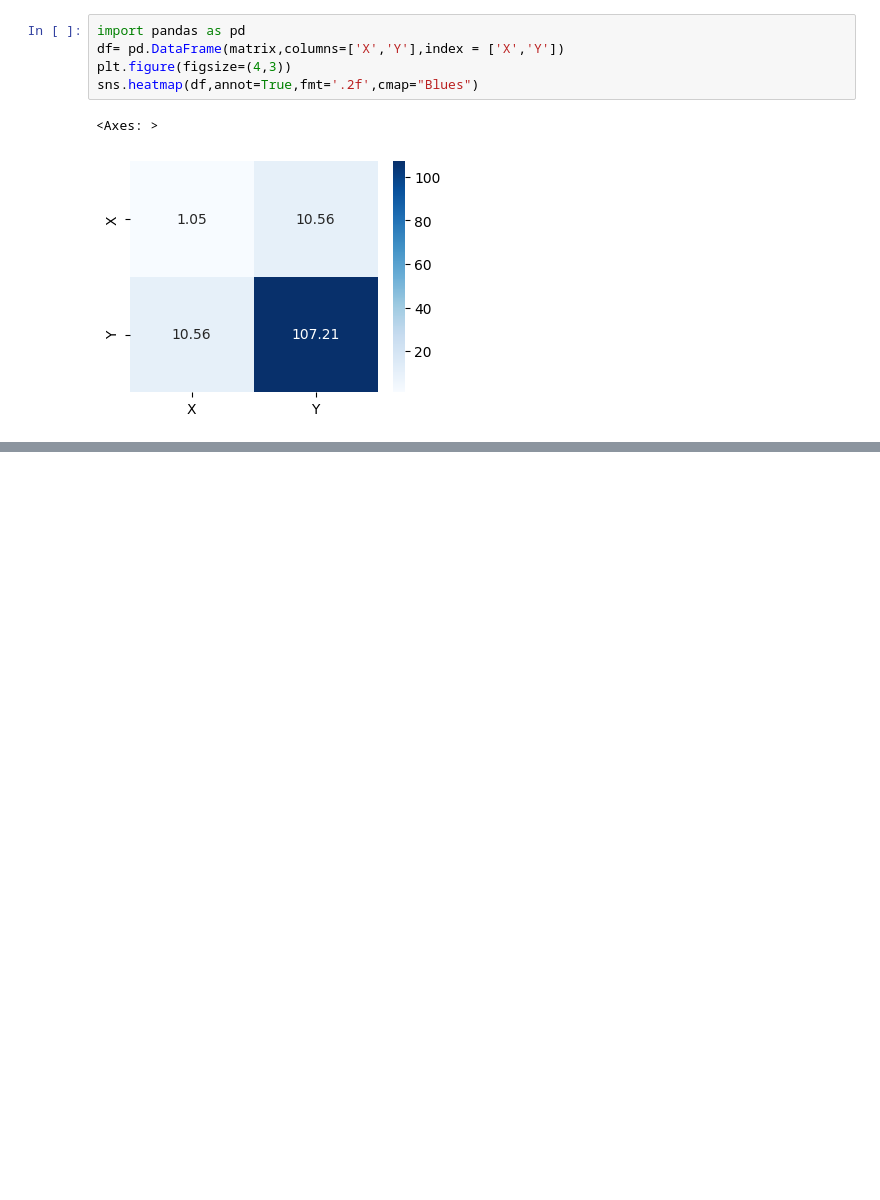
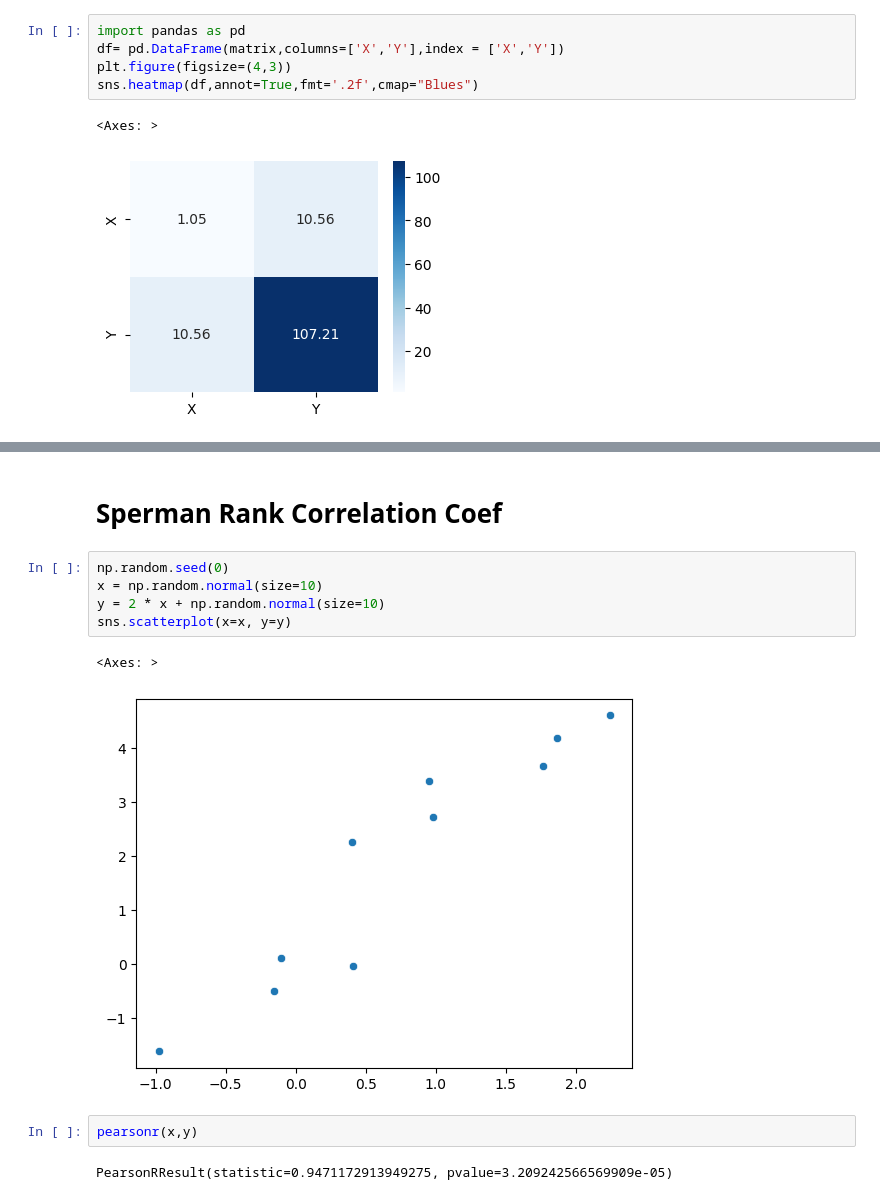
Before and after one commit to acharyaamul/Covariance_Corelation, a Jupyter notebook: correlation and covariance.ipynb, the cells around one changed output, grey strips where cells are left out. Cells and saved outputs as stored; diff of their text form; blank space fills up the shorter version.

```diff
--- a/correlation and covariance.ipynb
+++ b/correlation and covariance.ipynb
@@ -60,0 +117,14 @@ sns.heatmap(df,annot=True,fmt='.2f',cmap="Blues")
+# %% [markdown]
+# Sperman Rank Correlation Coef
+# %%
+np.random.seed(0)
+x = np.random.normal(size=10)
+y = 2 * x + np.random.normal(size=10)
+sns.scatterplot(x=x, y=y)
+# %% [output]
+<Axes: >
+[figure, added]
+# %%
+pearsonr(x,y)
+# %% [output]
+PearsonRResult(statistic=0.9471172913949275, pvalue=3.209242566569909e-05)
```
Also changed, not shown: parts of 14 cells of this notebook, 1 other file.
